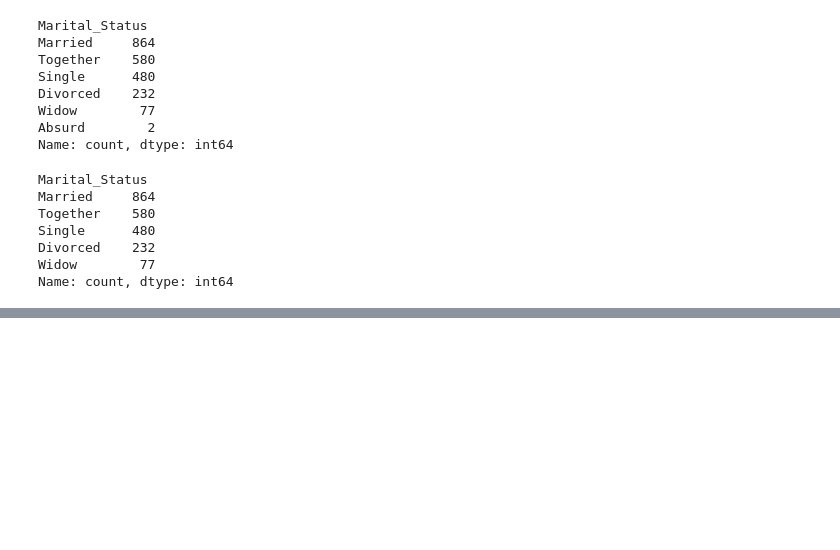
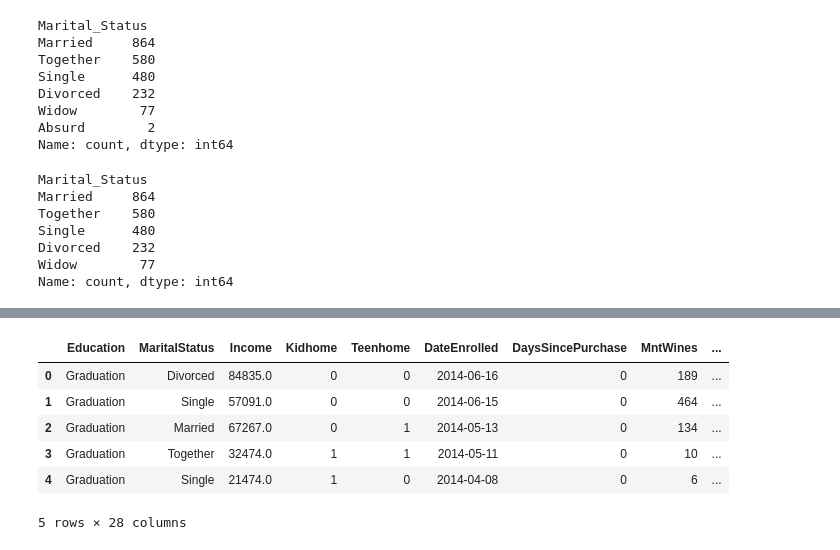
Before and after one commit to silvaGee/marketing_project, a Jupyter notebook: marketing.ipynb, the cells around one changed output, grey strips where cells are left out. Cells and saved outputs as stored; diff of their text form; code cells hidden in the pictures; blank space fills up the shorter version.

```diff
--- a/marketing.ipynb
+++ b/marketing.ipynb
@@ -264,0 +442,11 @@ Name: count, dtype: int64
+# %%
+df.drop('BirthYear', axis=1, inplace=True)
+df.head()
+# %% [output]
+|  | Education | MaritalStatus | Income | Kidhome | Teenhome | DateEnrolled | DaysSincePurchase | MntWines | ... |
+| 0 | Graduation | Divorced | 84835.0 | 0 | 0 | 2014-06-16 | 0 | 189 | ... |
+| 1 | Graduation | Single | 57091.0 | 0 | 0 | 2014-06-15 | 0 | 464 | ... |
+| 2 | Graduation | Married | 67267.0 | 0 | 1 | 2014-05-13 | 0 | 134 | ... |
+| 3 | Graduation | Together | 32474.0 | 1 | 1 | 2014-05-11 | 0 | 10 | ... |
+| 4 | Graduation | Single | 21474.0 | 1 | 0 | 2014-04-08 | 0 | 6 | ... |
+5 rows × 28 columns
```
Also changed, not shown: parts of 15 cells of this notebook.
